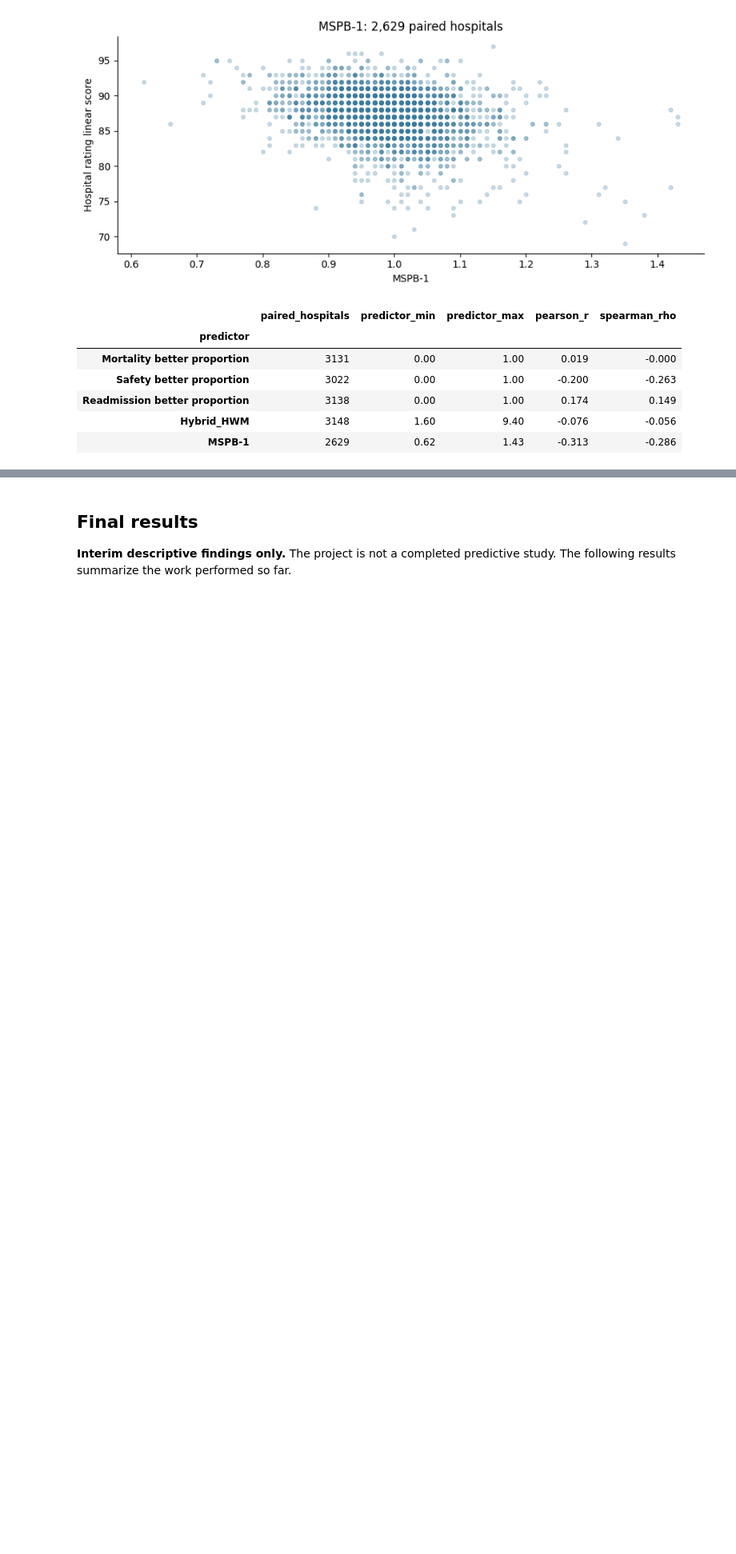
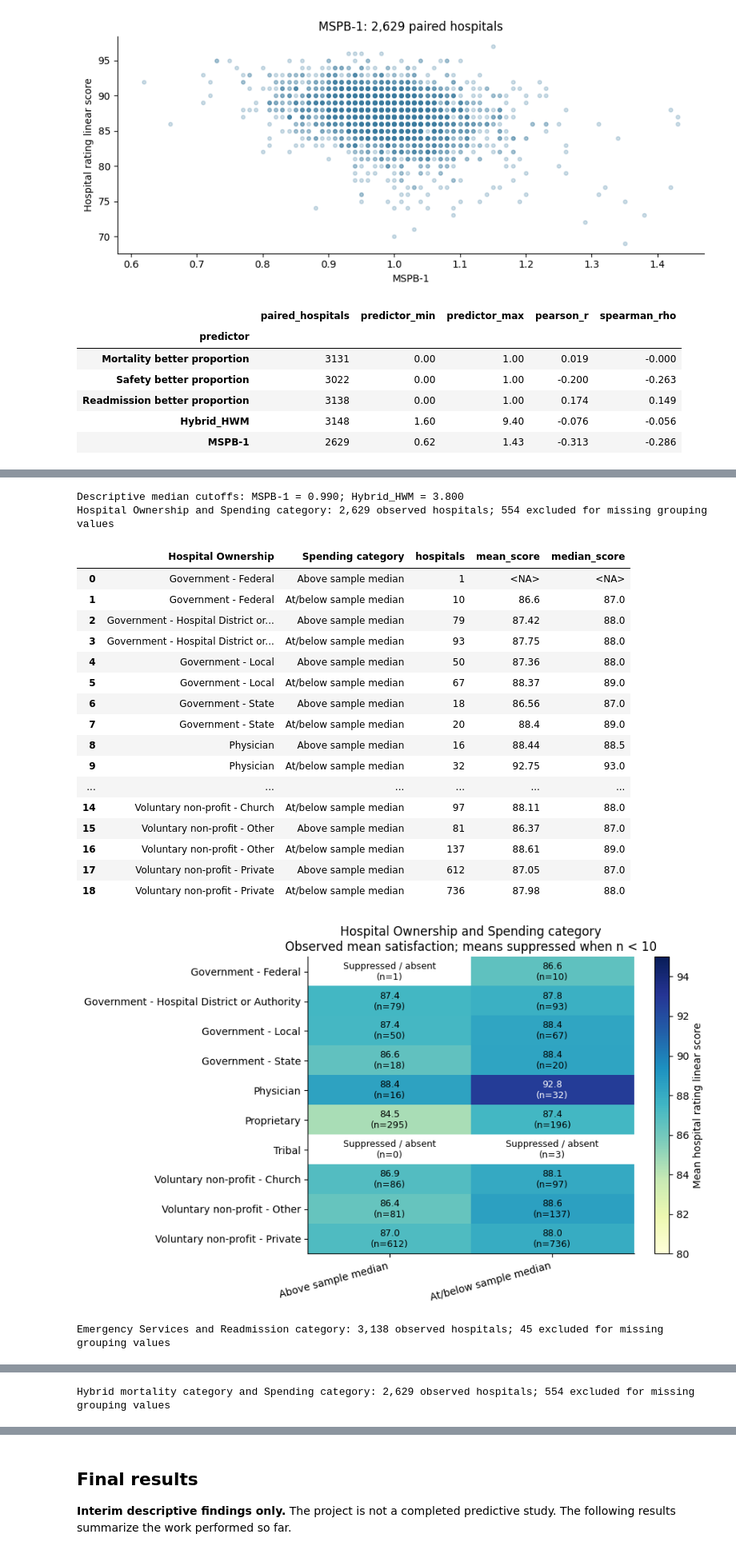
Before and after one commit to emmchung/Patient-Hospital-Satisfaction, a Jupyter notebook: notebook.ipynb, the cells around one changed output, grey strips where cells are left out. Shown at 80% size. Saved outputs shown, nothing was run; the diff lists cells and outputs as text; code cells hidden in the pictures; blank space fills up the shorter version.

```diff
--- a/notebook.ipynb
+++ b/notebook.ipynb
@@ -743,0 +696,76 @@ Screened 116 candidates; 109 meet the ranking rule.
+# %%
+spending_cut = scored["MSPB-1"].median()
+hybrid_cut = scored["Hybrid_HWM"].median()
+print(f"Descriptive median cutoffs: MSPB-1 = {spending_cut:.3f}; Hybrid_HWM = {hybrid_cut:.3f}")
+combination_data = scored.copy()
+combination_data["Spending category"] = pd.Series(pd.NA, index=scored.index, dtype="string")
+combination_data.loc[scored["MSPB-1"].le(spending_cut), "Spending category"] = "At/below sample median"
+combination_data.loc[scored["MSPB-1"].gt(spending_cut), "Spending category"] = "Above sample median"
+combination_data["Hybrid mortality category"] = pd.Series(pd.NA, index=scored.index, dtype="string")
+combination_data.loc[scored["Hybrid_HWM"].le(hybrid_cut), "Hybrid mortality category"] = "At/below sample median"
+combination_data.loc[scored["Hybrid_HWM"].gt(hybrid_cut), "Hybrid mortality category"] = "Above sample median"
+combination_data["Readmission category"] = pd.Series(pd.NA, index=scored.index, dtype="string")
+combination_data.loc[scored["Readmission better proportion"].eq(0), "Readmission category"] = "No measures better"
+combination_data.loc[scored["Readmission better proportion"].gt(0), "Readmission category"] = "At least one better"
+combination_summaries = {}
+for row_variable, col_variable in [
+    ("Hospital Ownership", "Spending category"),
+    ("Emergency Services", "Readmission category"),
+    ("Hybrid mortality category", "Spending category"),
+]:
+    subset = combination_data.dropna(subset=[row_variable, col_variable])
+    summary = subset.groupby([row_variable, col_variable], observed=True)["Hospital rating linear score"].agg(
+        hospitals="count", mean_score="mean", median_score="median").reset_index()
+    summary.loc[summary["hospitals"].lt(10), ["mean_score", "median_score"]] = np.nan
+    name = f"{row_variable} and {col_variable}"
+    combination_summaries[name] = summary
+    print(f"{name}: {len(subset):,} observed hospitals; {len(scored) - len(subset):,} excluded for missing grouping values")
+    display(summary.round(2))
+    means = summary.pivot(index=row_variable, columns=col_variable, values="mean_score")
+    counts = summary.pivot(index=row_variable, columns=col_variable, values="hospitals").fillna(0)
+    fig, ax = plt.subplots(figsize=(9, max(3.5, .55 * len(means))))
+    heat = ax.imshow(means.to_numpy(dtype=float), cmap="YlGnBu", vmin=80, vmax=95, aspect="auto")
+    ax.set_xticks(range(len(means.columns)), means.columns, rotation=15, ha="right")
+    ax.set_yticks(range(len(means.index)), means.index)
+    for i in range(len(means)):
+        for j in range(len(means.columns)):
+            mean = means.iloc[i, j]
+            count = int(counts.reindex(index=means.index, columns=means.columns).iloc[i, j])
+            label = f"{mean:.1f}\n(n={count:,})" if pd.notna(mean) else f"Suppressed / absent\n(n={count:,})"
+            ax.text(j, i, label, ha="center", va="center", fontsize=9,
+                    color="white" if pd.notna(mean) and mean > 90 else "black")
+    ax.set_title(name + "\nObserved mean satisfaction; means suppressed when n < 10")
+    fig.colorbar(heat, ax=ax, label="Mean hospital rating linear score")
+    plt.tight_layout()
+    plt.show()
+
+RESULTS_DIR = Path("results")
+RESULTS_DIR.mkdir(exist_ok=True)
+combination_coverage.to_csv(RESULTS_DIR / "predictor_group_coverage.csv", index=False)
+predictor_correlations.to_csv(RESULTS_DIR / "selected_predictor_correlations.csv")
+pair_counts.to_csv(RESULTS_DIR / "selected_predictor_pair_counts.csv")
+for number, (name, summary) in enumerate(combination_summaries.items(), 1):
+    summary.to_csv(RESULTS_DIR / f"predictor_combination_{number}.csv", index=False)
+display(Markdown("**What these comparisons establish:** the plots describe which observed combinations accompany higher or lower mean satisfaction and where coverage is limited. They do not show which group improves prediction. That question remains for models fitted and compared on identical folds, with uncertainty reported and the prior full-sample exploration disclosed."))
+# %% [output]
+Descriptive median cutoffs: MSPB-1 = 0.990; Hybrid_HWM = 3.800
+Hospital Ownership and Spending category: 2,629 observed hospitals; 554 excluded for missing grouping values
+|  | Hospital Ownership | Spending category | hospitals | mean_score | median_score |
+| 0 | Government - Federal | Above sample median | 1 | <NA> | <NA> |
+| 1 | Government - Federal | At/below sample median | 10 | 86.6 | 87.0 |
+| 2 | Government - Hospital District or... | Above sample median | 79 | 87.42 | 88.0 |
+| 3 | Government - Hospital District or... | At/below sample median | 93 | 87.75 | 88.0 |
+| 4 | Government - Local | Above sample median | 50 | 87.36 | 88.0 |
+| 5 | Government - Local | At/below sample median | 67 | 88.37 | 89.0 |
+| 6 | Government - State | Above sample median | 18 | 86.56 | 87.0 |
+| 7 | Government - State | At/below sample median | 20 | 88.4 | 89.0 |
+| 8 | Physician | Above sample median | 16 | 88.44 | 88.5 |
+| 9 | Physician | At/below sample median | 32 | 92.75 | 93.0 |
+| ... | ... | ... | ... | ... | ... |
+| 14 | Voluntary non-profit - Church | At/below sample median | 97 | 88.11 | 88.0 |
+| 15 | Voluntary non-profit - Other | Above sample median | 81 | 86.37 | 87.0 |
+| 16 | Voluntary non-profit - Other | At/below sample median | 137 | 88.61 | 89.0 |
+| 17 | Voluntary non-profit - Private | Above sample median | 612 | 87.05 | 87.0 |
+| 18 | Voluntary non-profit - Private | At/below sample median | 736 | 87.98 | 88.0 |
+[figure, added]
+Emergency Services and Readmission category: 3,138 observed hospitals; 45 excluded for missing grouping values
@@ -743,0 +778 @@ Screened 116 candidates; 109 meet the ranking rule.
+Hybrid mortality category and Spending category: 2,629 observed hospitals; 554 excluded for missing grouping values
```
Also changed, not shown: parts of 14 cells of this notebook, 8 other files.
